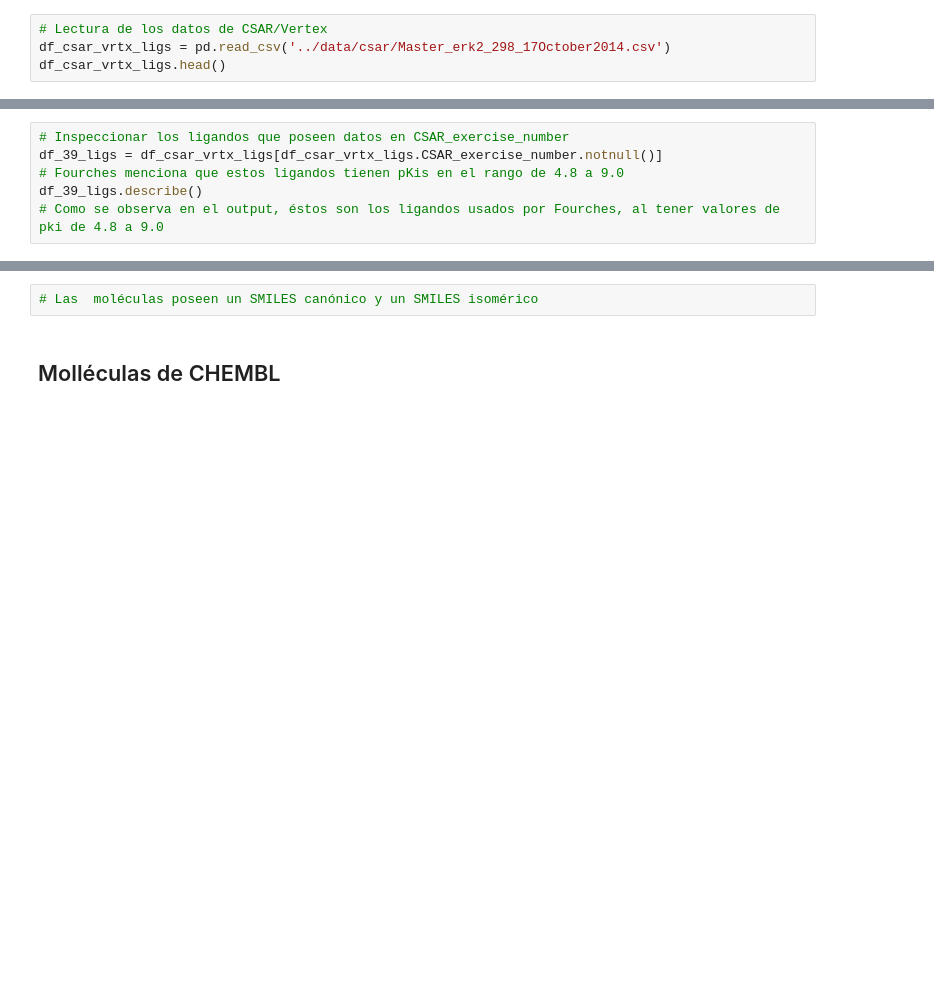
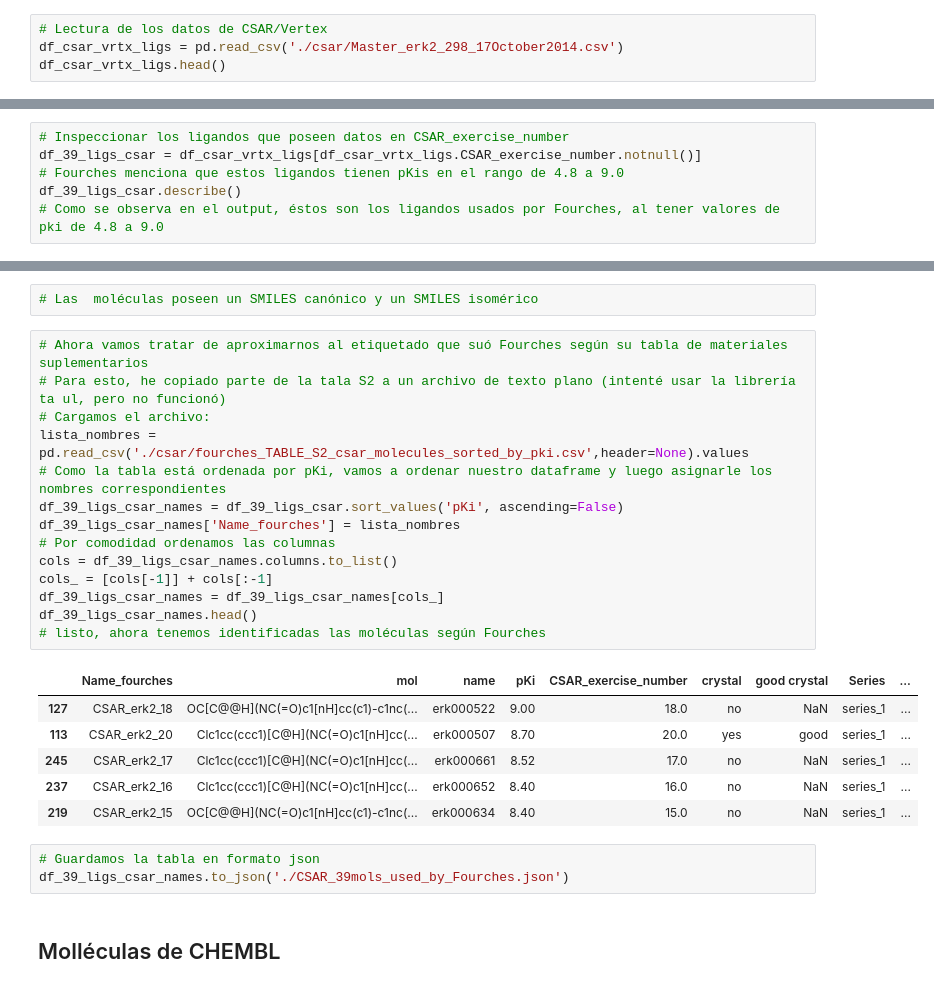
Before and after one commit to jRicciL/ERK2_notebooks, a Jupyter notebook: X_Reviewing_Fourches_work/Obtencion_de_las_moleculas_Fourches.ipynb, the cells around one changed output, grey strips where cells are left out. Cells and saved outputs as stored; diff of their text form; blank space fills up the shorter version.

```diff
--- a/X_Reviewing_Fourches_work/Obtencion_de_las_moleculas_Fourches.ipynb
+++ b/X_Reviewing_Fourches_work/Obtencion_de_las_moleculas_Fourches.ipynb
@@ -10,7 +10,7 @@ import numpy as np
 import sys, os
 # %%
 # Lectura de los datos de CSAR/Vertex
-df_csar_vrtx_ligs = pd.read_csv('../data/csar/Master_erk2_298_17October2014.csv')
+df_csar_vrtx_ligs = pd.read_csv('./csar/Master_erk2_298_17October2014.csv')
 df_csar_vrtx_ligs.head()
 # %% [output]
 |  | mol | name | pKi | CSAR_exercise_number | crystal | Crystal designation | good crystal | Series | ... |
@@ -45,7 +45,7 @@ memory usage: 44.4+ KB
 df_csar_vrtx_ligs.drop(['Crystal designation', 'Crystal designation', 'ChemBL affinity', 'Crystal disposition'], axis=1, inplace=True)
 # %%
 # Inspeccionar los ligandos que poseen datos en CSAR_exercise_number
-df_39_ligs = df_csar_vrtx_ligs[df_csar_vrtx_ligs.CSAR_exercise_number.notnull()]
+df_39_ligs_csar = df_csar_vrtx_ligs[df_csar_vrtx_ligs.CSAR_exercise_number.notnull()]
 # Fourches menciona que estos ligandos tienen pKis en el rango de 4.8 a 9.0
-df_39_ligs.describe()
+df_39_ligs_csar.describe()
 # Como se observa en el output, éstos son los ligandos usados por Fourches, al tener valores de pki de 4.8 a 9.0
@@ -60,6 +70,30 @@ df_39_ligs.head()
 | 29 | o1nc(c(-c2nn(cc2)C(=O)NC(C)C)c1C)... | erk000088 | 4.82 | 21.0 | yes | NaN | series_2 | yes | ... |
 # %%
 # Las  moléculas poseen un SMILES canónico y un SMILES isomérico
+# %%
+# Ahora vamos tratar de aproximarnos al etiquetado que suó Fourches según su tabla de materiales suplementarios
+# Para esto, he copiado parte de la tala S2 a un archivo de texto plano (intenté usar la librería ta ul, pero no funcionó)
+# Cargamos el archivo:
+lista_nombres = pd.read_csv('./csar/fourches_TABLE_S2_csar_molecules_sorted_by_pki.csv',header=None).values
+# Como la tabla está ordenada por pKi, vamos a ordenar nuestro dataframe y luego asignarle los nombres correspondientes
+df_39_ligs_csar_names = df_39_ligs_csar.sort_values('pKi', ascending=False)
+df_39_ligs_csar_names['Name_fourches'] = lista_nombres
+# Por comodidad ordenamos las columnas
+cols = df_39_ligs_csar_names.columns.to_list()
+cols_ = [cols[-1]] + cols[:-1]
+df_39_ligs_csar_names = df_39_ligs_csar_names[cols_]
+df_39_ligs_csar_names.head()
+# listo, ahora tenemos identificadas las moléculas según Fourches
+# %% [output]
+|  | Name_fourches | mol | name | pKi | CSAR_exercise_number | crystal | good crystal | Series | ... |
+| 127 | CSAR_erk2_18 | OC[C@@H](NC(=O)c1[nH]cc(c1)-c1nc(... | erk000522 | 9.00 | 18.0 | no | NaN | series_1 | ... |
+| 113 | CSAR_erk2_20 | Clc1cc(ccc1)[C@H](NC(=O)c1[nH]cc(... | erk000507 | 8.70 | 20.0 | yes | good | series_1 | ... |
+| 245 | CSAR_erk2_17 | Clc1cc(ccc1)[C@H](NC(=O)c1[nH]cc(... | erk000661 | 8.52 | 17.0 | no | NaN | series_1 | ... |
+| 237 | CSAR_erk2_16 | Clc1cc(ccc1)[C@H](NC(=O)c1[nH]cc(... | erk000652 | 8.40 | 16.0 | no | NaN | series_1 | ... |
+| 219 | CSAR_erk2_15 | OC[C@@H](NC(=O)c1[nH]cc(c1)-c1nc(... | erk000634 | 8.40 | 15.0 | no | NaN | series_1 | ... |
+# %%
+# Guardamos la tabla en formato json
+df_39_ligs_csar_names.to_json('./CSAR_39mols_used_by_Fourches.json')
 # %% [markdown]
 ## Molléculas de CHEMBL
 # %%
```
Also changed, not shown: parts of 20 cells of this notebook, 1 other file.
